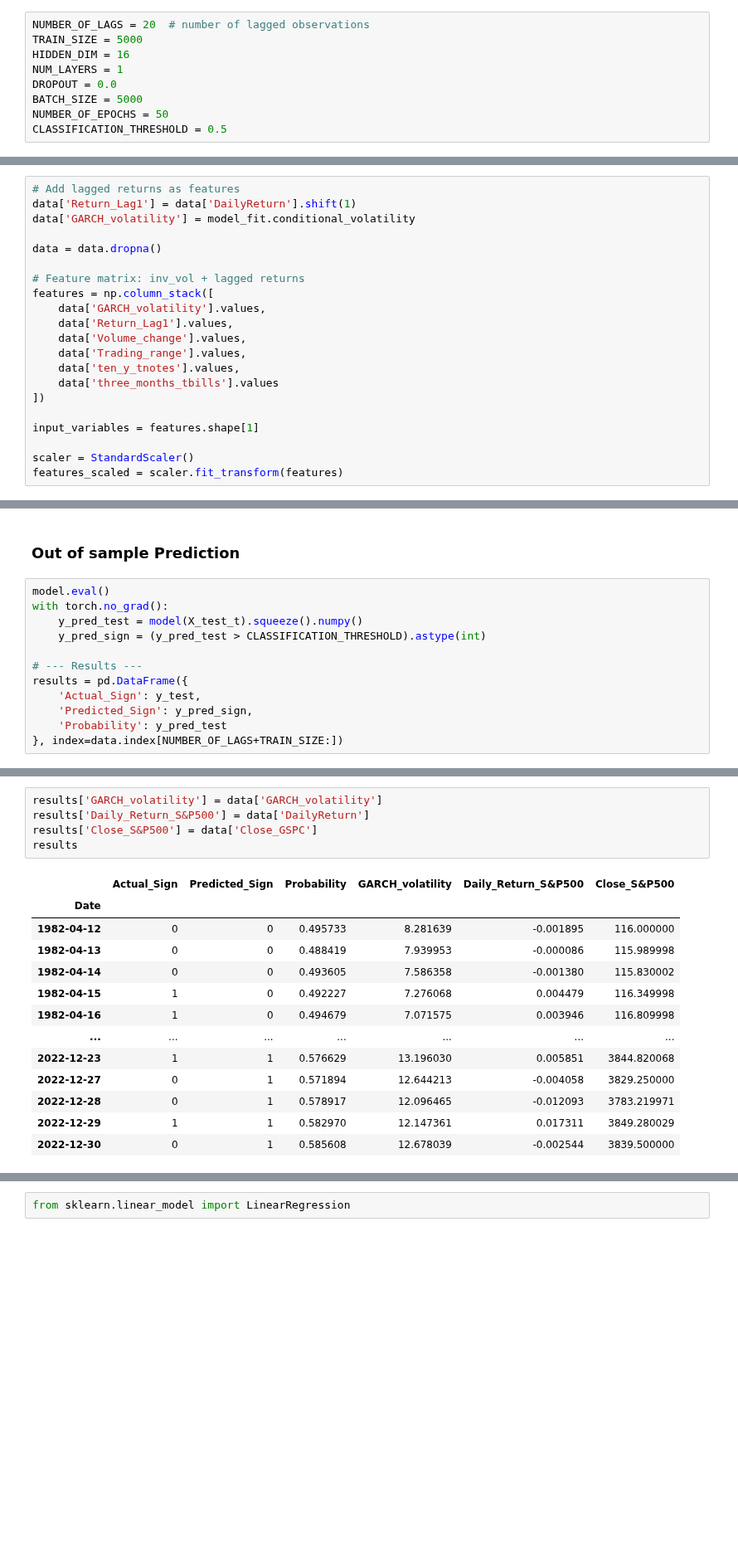
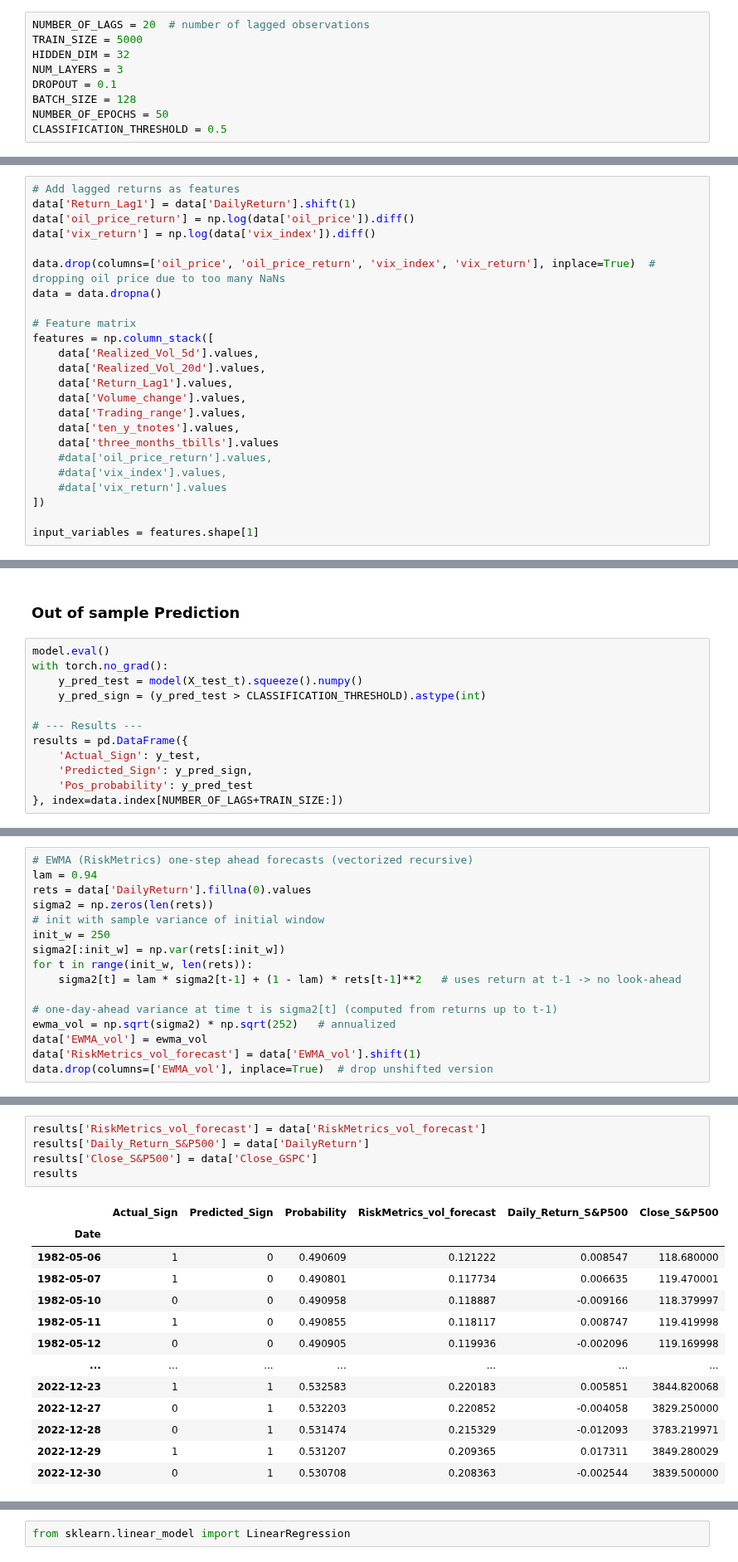
Before and after one commit to juliusd01/Deep_Learning, a Jupyter notebook: Research/Forecasting_Stocks/Sign_Forecasting/sign-prediction-model/LSTM_Sign_Forecast_Selected_Features.ipynb, the cells around one changed output, grey strips where cells are left out. Shown at 83% size. Cells and saved outputs as stored; diff of their text form; blank space fills up the shorter version.

```diff
--- a/Research/Forecasting_Stocks/Sign_Forecasting/sign-prediction-model/LSTM_Sign_Forecast_Selected_Features.ipynb
+++ b/Research/Forecasting_Stocks/Sign_Forecasting/sign-prediction-model/LSTM_Sign_Forecast_Selected_Features.ipynb
@@ -67,10 +83,10 @@ random.seed(42)
 # %%
 NUMBER_OF_LAGS = 20  # number of lagged observations
 TRAIN_SIZE = 5000
-HIDDEN_DIM = 16
-NUM_LAYERS = 1
-DROPOUT = 0.0
-BATCH_SIZE = 5000
+HIDDEN_DIM = 32
+NUM_LAYERS = 3
+DROPOUT = 0.1
+BATCH_SIZE = 128
 NUMBER_OF_EPOCHS = 50
 CLASSIFICATION_THRESHOLD = 0.5
 # %% [markdown]
@@ -96,23 +140,26 @@ data = data.rename(columns={
 # %%
 # Add lagged returns as features
 data['Return_Lag1'] = data['DailyReturn'].shift(1)
-data['GARCH_volatility'] = model_fit.conditional_volatility
+data['oil_price_return'] = np.log(data['oil_price']).diff()
+data['vix_return'] = np.log(data['vix_index']).diff()
 
+data.drop(columns=['oil_price', 'oil_price_return', 'vix_index', 'vix_return'], inplace=True)  # dropping oil price due to too many NaNs
 data = data.dropna()
 
-# Feature matrix: inv_vol + lagged returns
+# Feature matrix
 features = np.column_stack([
-    data['GARCH_volatility'].values,
+    data['Realized_Vol_5d'].values,
+    data['Realized_Vol_20d'].values,
     data['Return_Lag1'].values,
     data['Volume_change'].values,
     data['Trading_range'].values,
     data['ten_y_tnotes'].values,
     data['three_months_tbills'].values
+    #data['oil_price_return'].values,
+    #data['vix_index'].values,
+    #data['vix_return'].values
 ])
 
 input_variables = features.shape[1]
-
-scaler = StandardScaler()
-features_scaled = scaler.fit_transform(features)
 # %%
 data.to_csv("sp500_data_with_features.csv")
@@ -221,7 +275,7 @@ with torch.no_grad():
 results = pd.DataFrame({
     'Actual_Sign': y_test,
     'Predicted_Sign': y_pred_sign,
-    'Probability': y_pred_test
+    'Pos_probability': y_pred_test
 }, index=data.index[NUMBER_OF_LAGS+TRAIN_SIZE:])
 # %%
 from sklearn.metrics import classification_report, accuracy_score
@@ -251,0 +308,16 @@ Text(0.5, 1.0, 'Predicted Probability of Positive Return')
+# %%
+# EWMA (RiskMetrics) one-step ahead forecasts (vectorized recursive)
+lam = 0.94
+rets = data['DailyReturn'].fillna(0).values
+sigma2 = np.zeros(len(rets))
+# init with sample variance of initial window
+init_w = 250
+sigma2[:init_w] = np.var(rets[:init_w])
+for t in range(init_w, len(rets)):
+    sigma2[t] = lam * sigma2[t-1] + (1 - lam) * rets[t-1]**2   # uses return at t-1 -> no look-ahead
+
+# one-day-ahead variance at time t is sigma2[t] (computed from returns up to t-1)
+ewma_vol = np.sqrt(sigma2) * np.sqrt(252)   # annualized
+data['EWMA_vol'] = ewma_vol
+data['RiskMetrics_vol_forecast'] = data['EWMA_vol'].shift(1)
+data.drop(columns=['EWMA_vol'], inplace=True)  # drop unshifted version
@@ -252,19 +326,19 @@ Text(0.5, 1.0, 'Predicted Probability of Positive Return')
 # %%
-results['GARCH_volatility'] = data['GARCH_volatility']
+results['RiskMetrics_vol_forecast'] = data['RiskMetrics_vol_forecast']
 results['Daily_Return_S&P500'] = data['DailyReturn']
 results['Close_S&P500'] = data['Close_GSPC']
 results
 # %% [output]
-|  | Actual_Sign | Predicted_Sign | Probability | GARCH_volatility | Daily_Return_S&P500 | Close_S&P500 |
+|  | Actual_Sign | Predicted_Sign | Probability | RiskMetrics_vol_forecast | Daily_Return_S&P500 | Close_S&P500 |
 | Date |  |  |  |  |  |  |
-| 1982-04-12 | 0 | 0 | 0.495733 | 8.281639 | -0.001895 | 116.000000 |
-| 1982-04-13 | 0 | 0 | 0.488419 | 7.939953 | -0.000086 | 115.989998 |
-| 1982-04-14 | 0 | 0 | 0.493605 | 7.586358 | -0.001380 | 115.830002 |
-| 1982-04-15 | 1 | 0 | 0.492227 | 7.276068 | 0.004479 | 116.349998 |
-| 1982-04-16 | 1 | 0 | 0.494679 | 7.071575 | 0.003946 | 116.809998 |
+| 1982-05-06 | 1 | 0 | 0.490609 | 0.121222 | 0.008547 | 118.680000 |
+| 1982-05-07 | 1 | 0 | 0.490801 | 0.117734 | 0.006635 | 119.470001 |
+| 1982-05-10 | 0 | 0 | 0.490958 | 0.118887 | -0.009166 | 118.379997 |
+| 1982-05-11 | 1 | 0 | 0.490855 | 0.118117 | 0.008747 | 119.419998 |
+| 1982-05-12 | 0 | 0 | 0.490905 | 0.119936 | -0.002096 | 119.169998 |
 | ... | ... | ... | ... | ... | ... | ... |
-| 2022-12-23 | 1 | 1 | 0.576629 | 13.196030 | 0.005851 | 3844.820068 |
-| 2022-12-27 | 0 | 1 | 0.571894 | 12.644213 | -0.004058 | 3829.250000 |
-| 2022-12-28 | 0 | 1 | 0.578917 | 12.096465 | -0.012093 | 3783.219971 |
-| 2022-12-29 | 1 | 1 | 0.582970 | 12.147361 | 0.017311 | 3849.280029 |
-| 2022-12-30 | 0 | 1 | 0.585608 | 12.678039 | -0.002544 | 3839.500000 |
+| 2022-12-23 | 1 | 1 | 0.532583 | 0.220183 | 0.005851 | 3844.820068 |
+| 2022-12-27 | 0 | 1 | 0.532203 | 0.220852 | -0.004058 | 3829.250000 |
+| 2022-12-28 | 0 | 1 | 0.531474 | 0.215329 | -0.012093 | 3783.219971 |
+| 2022-12-29 | 1 | 1 | 0.531207 | 0.209365 | 0.017311 | 3849.280029 |
+| 2022-12-30 | 0 | 1 | 0.530708 | 0.208363 | -0.002544 | 3839.500000 |
```
Also changed, not shown: parts of 33 cells of this notebook, 2 other files.
